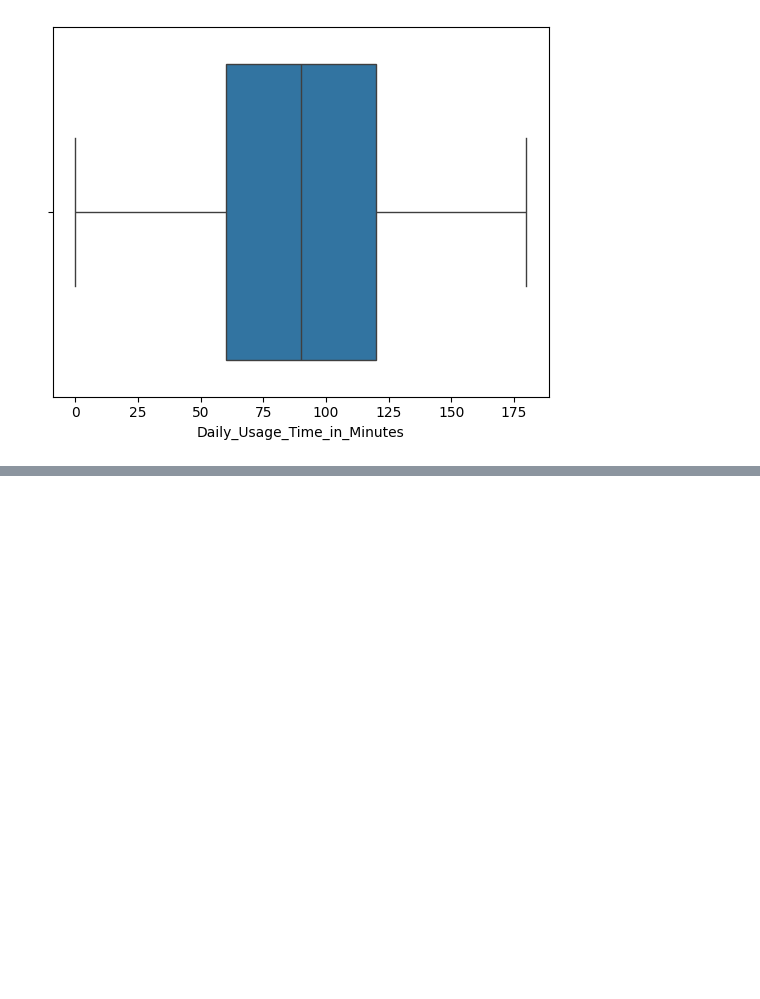
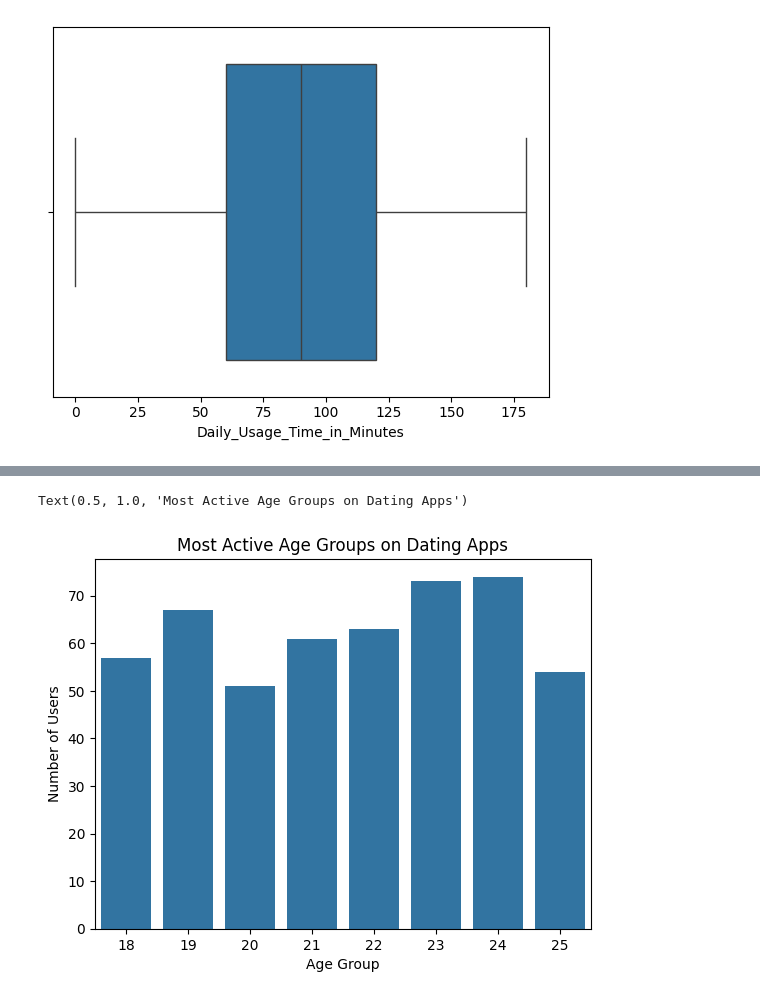
Before and after one commit to dorindaania/ML-EDA, a Jupyter notebook: notebooks/ClassAssignment.ipynb, the cells around one changed output, grey strips where cells are left out. Cells and saved outputs as stored; diff of their text form; code cells hidden in the pictures; blank space fills up the shorter version.

```diff
--- a/notebooks/ClassAssignment.ipynb
+++ b/notebooks/ClassAssignment.ipynb
@@ -276,0 +358,10 @@ df.to_csv("version_1.csv", index=False)
+# %%
+age_counts = df["Age"].value_counts().sort_index()
+# %%
+sns.barplot(x = age_counts.index, y = age_counts.values)
+plt.xlabel("Age Group")
+plt.ylabel("Number of Users")
+plt.title("Most Active Age Groups on Dating Apps")
+# %% [output]
+Text(0.5, 1.0, 'Most Active Age Groups on Dating Apps')
+[figure, added]
```
Also changed, not shown: parts of 10 cells of this notebook.
